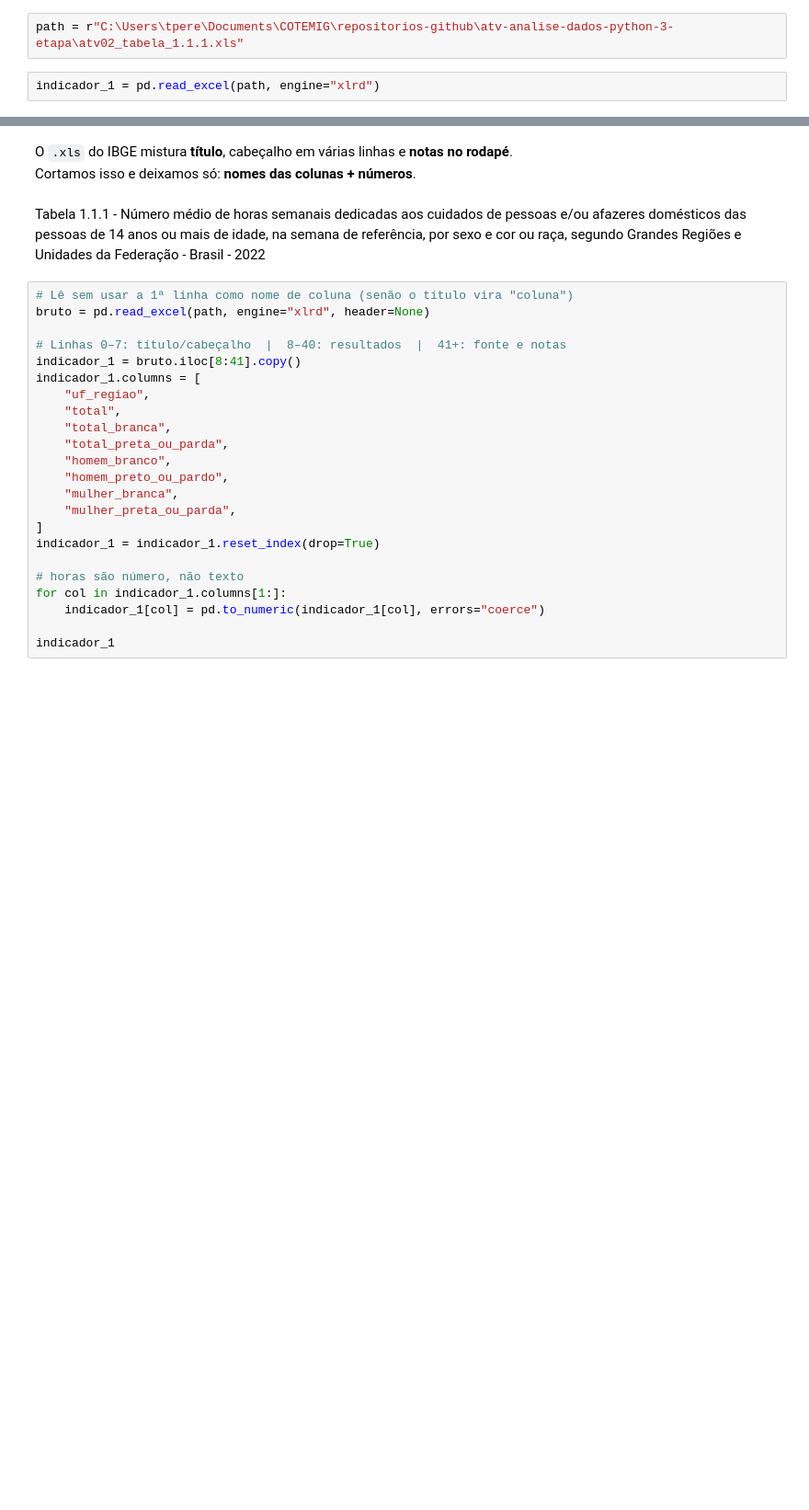
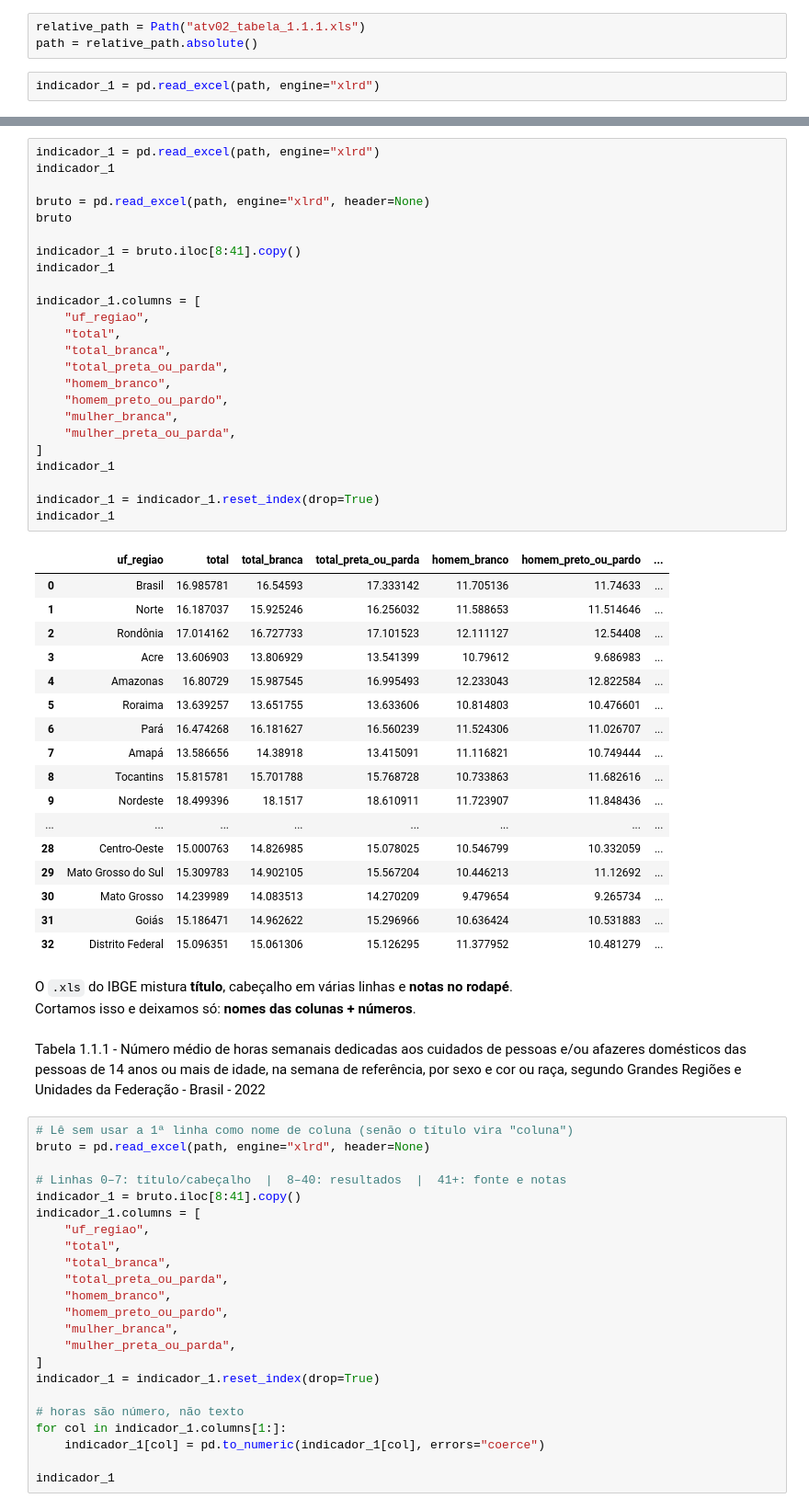
Before and after one commit to tperes18/analise-dados, a Jupyter notebook: TODO_atv02_afazeres_domesticos/atv02_indicadores_mulheres.ipynb, the cells around one changed output, grey strips where cells are left out. Shown at 92% size. Saved outputs shown, nothing was run; the diff lists cells and outputs as text; blank space fills up the shorter version.

```diff
--- a/TODO_atv02_afazeres_domesticos/atv02_indicadores_mulheres.ipynb
+++ b/TODO_atv02_afazeres_domesticos/atv02_indicadores_mulheres.ipynb
@@ -4,5 +5,6 @@ import pandas as pd
 # %%
-path = r"C:\Users\tpere\Documents\COTEMIG\repositorios-github\atv-analise-dados-python-3-etapa\atv02_tabela_1.1.1.xls"
+relative_path = Path("atv02_tabela_1.1.1.xls")
+path = relative_path.absolute()
 # %%
 indicador_1 = pd.read_excel(path, engine="xlrd")
 # %%
@@ -25,6 +27,48 @@ indicador_1
 | 42 | Notas: | NaN | NaN | NaN | NaN | NaN | NaN | ... |
 | 43 | (1) Calculado apenas para as pess... | NaN | NaN | NaN | NaN | NaN | NaN | ... |
 | 44 | (2) Exclusive as pessoas sem decl... | NaN | NaN | NaN | NaN | NaN | NaN | ... |
+# %%
+indicador_1 = pd.read_excel(path, engine="xlrd")
+indicador_1
+
+bruto = pd.read_excel(path, engine="xlrd", header=None)
+bruto
+
+indicador_1 = bruto.iloc[8:41].copy()
+indicador_1
+
+indicador_1.columns = [
+    "uf_regiao",
+    "total",
+    "total_branca",
+    "total_preta_ou_parda",
+    "homem_branco",
+    "homem_preto_ou_pardo",
+    "mulher_branca",
+    "mulher_preta_ou_parda",
+]
+indicador_1
+
+indicador_1 = indicador_1.reset_index(drop=True)
+indicador_1
+# %% [output]
+|  | uf_regiao | total | total_branca | total_preta_ou_parda | homem_branco | homem_preto_ou_pardo | ... |
+| 0 | Brasil | 16.985781 | 16.54593 | 17.333142 | 11.705136 | 11.74633 | ... |
+| 1 | Norte | 16.187037 | 15.925246 | 16.256032 | 11.588653 | 11.514646 | ... |
+| 2 | Rondônia | 17.014162 | 16.727733 | 17.101523 | 12.111127 | 12.54408 | ... |
+| 3 | Acre | 13.606903 | 13.806929 | 13.541399 | 10.79612 | 9.686983 | ... |
+| 4 | Amazonas | 16.80729 | 15.987545 | 16.995493 | 12.233043 | 12.822584 | ... |
+| 5 | Roraima | 13.639257 | 13.651755 | 13.633606 | 10.814803 | 10.476601 | ... |
+| 6 | Pará | 16.474268 | 16.181627 | 16.560239 | 11.524306 | 11.026707 | ... |
+| 7 | Amapá | 13.586656 | 14.38918 | 13.415091 | 11.116821 | 10.749444 | ... |
+| 8 | Tocantins | 15.815781 | 15.701788 | 15.768728 | 10.733863 | 11.682616 | ... |
+| 9 | Nordeste | 18.499396 | 18.1517 | 18.610911 | 11.723907 | 11.848436 | ... |
+| ... | ... | ... | ... | ... | ... | ... | ... |
+| 28 | Centro-Oeste | 15.000763 | 14.826985 | 15.078025 | 10.546799 | 10.332059 | ... |
+| 29 | Mato Grosso do Sul | 15.309783 | 14.902105 | 15.567204 | 10.446213 | 11.12692 | ... |
+| 30 | Mato Grosso | 14.239989 | 14.083513 | 14.270209 | 9.479654 | 9.265734 | ... |
+| 31 | Goiás | 15.186471 | 14.962622 | 15.296966 | 10.636424 | 10.531883 | ... |
+| 32 | Distrito Federal | 15.096351 | 15.061306 | 15.126295 | 11.377952 | 10.481279 | ... |
 # %% [markdown]
 O `.xls` do IBGE mistura **título**, cabeçalho em várias linhas e **notas no rodapé**.
 Cortamos isso e deixamos só: **nomes das colunas + números**.
```
Also changed, not shown: parts of 1 cell of this notebook, 2 other files.
